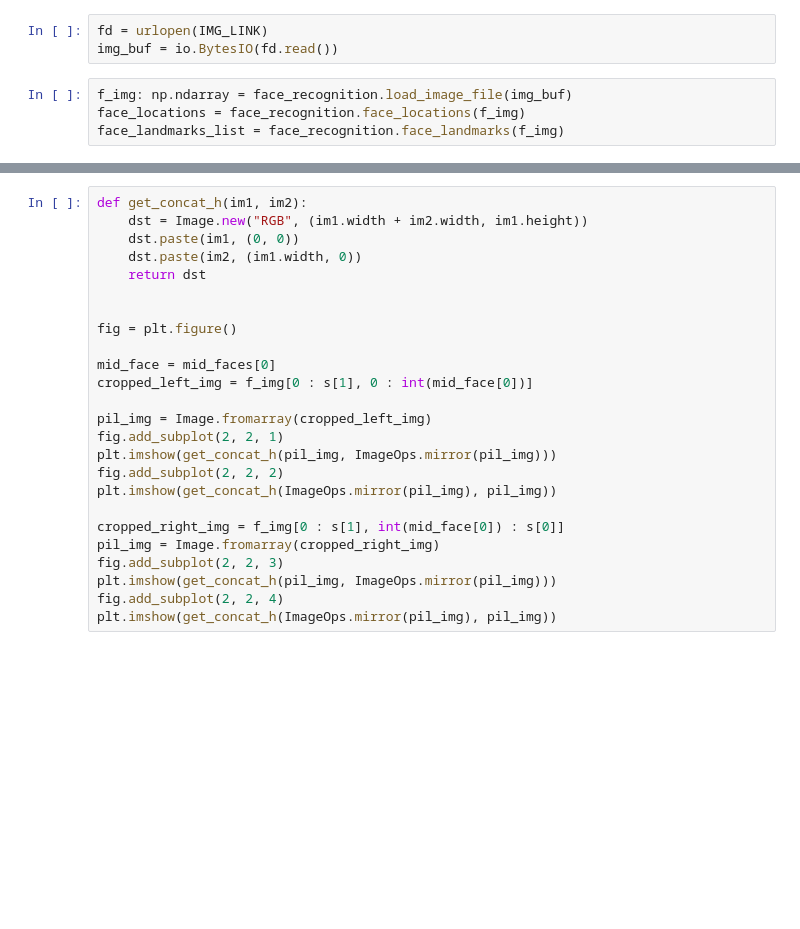
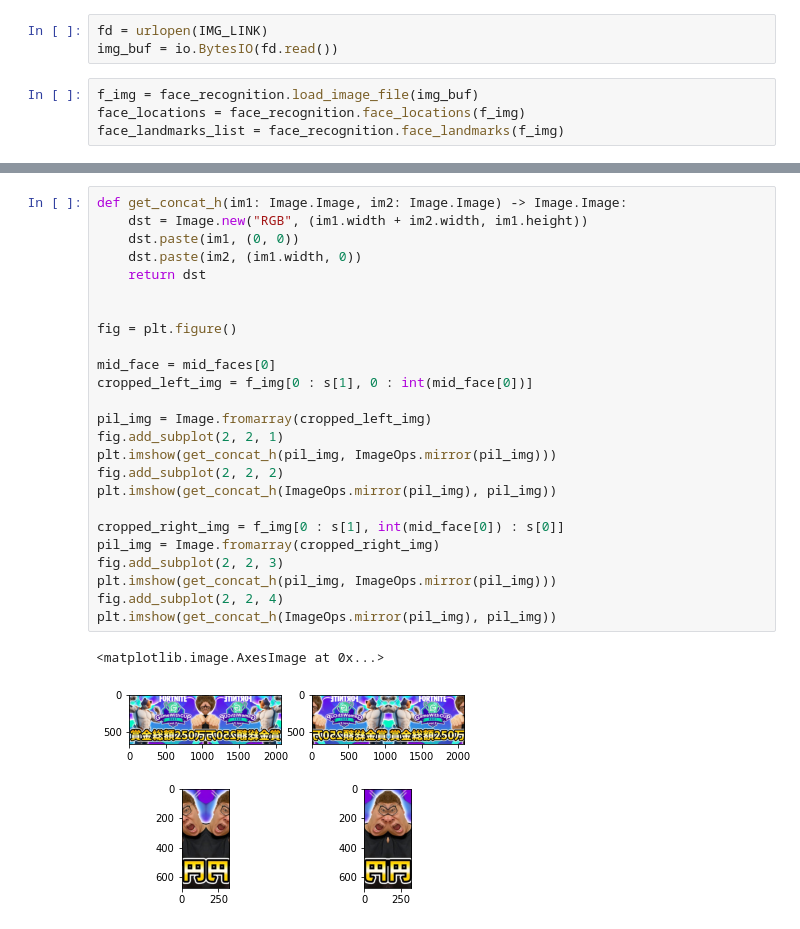
Before and after one commit to eggplants/face-symmetrizer, a Jupyter notebook: face-detect-test.ipynb, the cells around one changed output, grey strips where cells are left out. Drawn from its saved outputs; the diff is of its cells as text; blank space fills up the shorter version.

```diff
--- a/face-detect-test.ipynb
+++ b/face-detect-test.ipynb
@@ -37,7 +37,7 @@ rcParams["figure.figsize"] = 30, 30
 fd = urlopen(IMG_LINK)
 img_buf = io.BytesIO(fd.read())
 # %%
-f_img: np.ndarray = face_recognition.load_image_file(img_buf)
+f_img = face_recognition.load_image_file(img_buf)
 face_locations = face_recognition.face_locations(f_img)
 face_landmarks_list = face_recognition.face_landmarks(f_img)
 # %%
@@ -97,25 +113,28 @@ for idx, face_location in enumerate(face_locations):
 # %%
-def get_concat_h(im1, im2):
+def get_concat_h(im1: Image.Image, im2: Image.Image) -> Image.Image:
     dst = Image.new("RGB", (im1.width + im2.width, im1.height))
     dst.paste(im1, (0, 0))
     dst.paste(im2, (im1.width, 0))
     return dst
 
 
 fig = plt.figure()
 
 mid_face = mid_faces[0]
 cropped_left_img = f_img[0 : s[1], 0 : int(mid_face[0])]
 
 pil_img = Image.fromarray(cropped_left_img)
 fig.add_subplot(2, 2, 1)
 plt.imshow(get_concat_h(pil_img, ImageOps.mirror(pil_img)))
 fig.add_subplot(2, 2, 2)
 plt.imshow(get_concat_h(ImageOps.mirror(pil_img), pil_img))
 
 cropped_right_img = f_img[0 : s[1], int(mid_face[0]) : s[0]]
 pil_img = Image.fromarray(cropped_right_img)
 fig.add_subplot(2, 2, 3)
 plt.imshow(get_concat_h(pil_img, ImageOps.mirror(pil_img)))
 fig.add_subplot(2, 2, 4)
 plt.imshow(get_concat_h(ImageOps.mirror(pil_img), pil_img))
+# %% [output]
+<matplotlib.image.AxesImage at 0x...>
+[figure, added]
```
Also changed, not shown: parts of 5 cells of this notebook, 4 other files.
